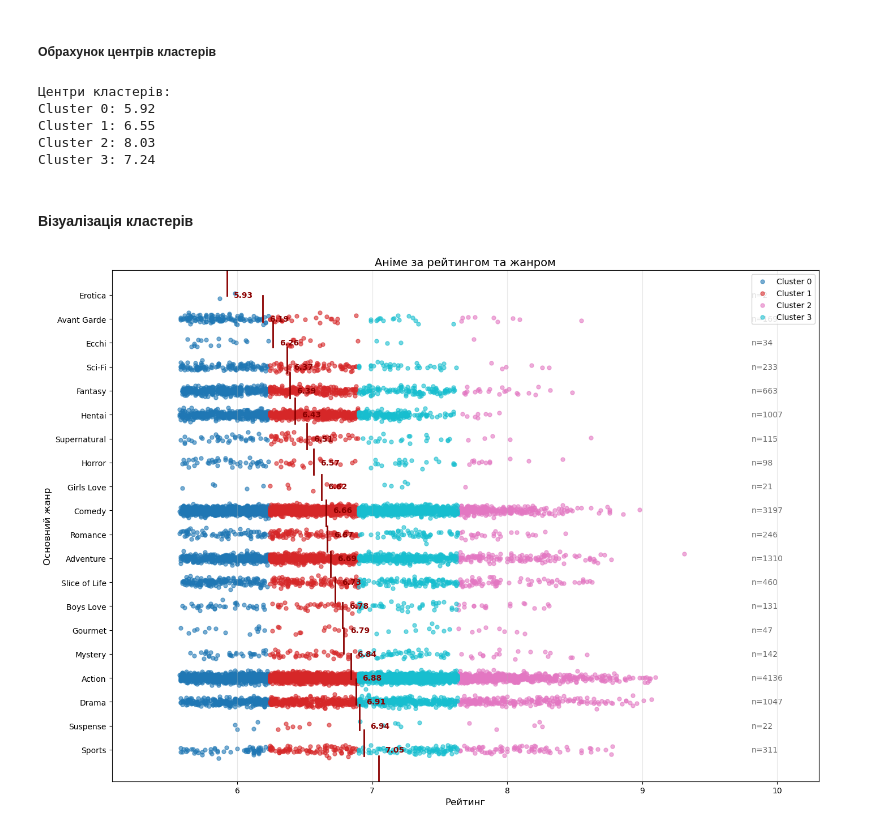
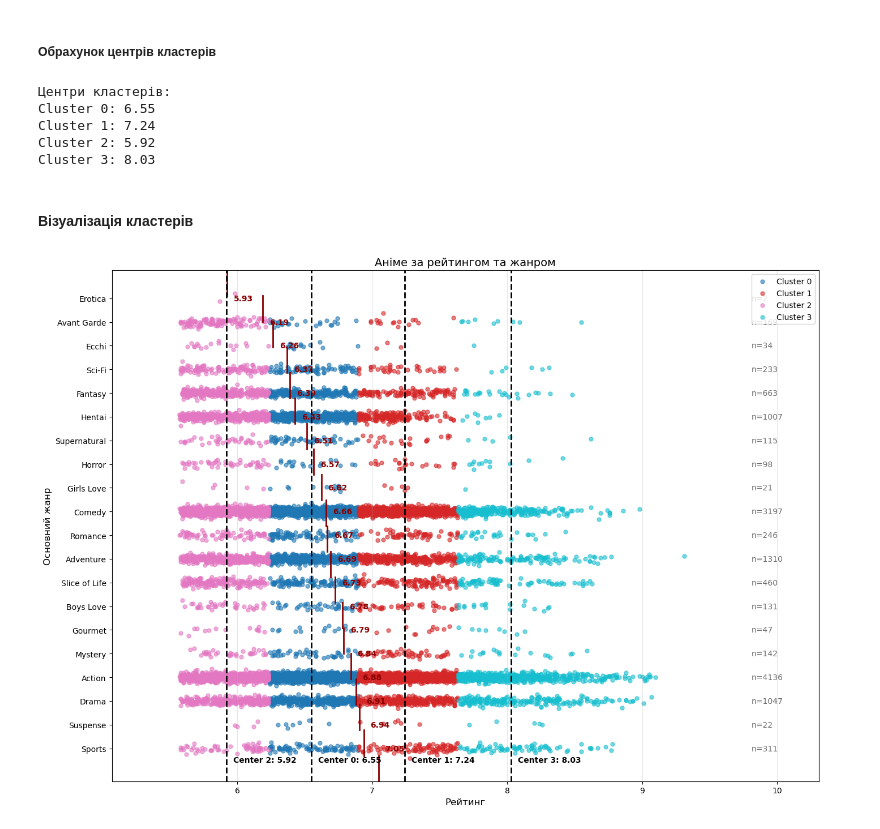
Before and after one commit to SylvaticGhost/AD, a Jupyter notebook: Lab6/lab6.ipynb, the cells around one changed output. Drawn from its saved outputs; the diff is of its cells as text; code cells hidden in the pictures.

```diff
--- a/Lab6/lab6.ipynb
+++ b/Lab6/lab6.ipynb
@@ -47,7 +43,7 @@ X_scaled = scaler.fit_transform(X)
 # %% [markdown]
 ## Візуалізація даних
 # %%
-def vizualize_clusters(df, display_clusters=True):
+def vizualize_clusters(df, display_clusters=True, centers_dict = None):
     plt.figure(figsize=(14, 10))
 
     # Define a colormap for clusters - fixing the key type issue
@@ -88,6 +84,12 @@ def vizualize_clusters(df, display_clusters=True):
         plt.text(df['score'].max() + 0.5, i + 1, f"n={len(genre_data)}",
                  va='center', ha='left', color='dimgray')
 
+    if centers_dict and display_clusters:
+        for cluster, center in centers_dict.items():
+            plt.axvline(x=center, color='black', linestyle='--', linewidth=2)
+            plt.text(center + 0.05, 0.5, f"Center {int(cluster)}: {center:.2f}",
+                     va='center', ha='left', color='black', fontweight='bold')
+
     handles, labels = plt.gca().get_legend_handles_labels()
     by_label = dict(zip(labels, handles))
     plt.legend(by_label.values(), by_label.keys(), loc='upper right')
@@ -109,5 +113,5 @@ vizualize_clusters(df, display_clusters=False)
 # %%
-def kmeans(X, k, p=4, max_iters=1000):
+def kmeans(X, k, max_iters=1000):
     n = len(X)
     indices = np.random.choice(n, k, replace=False)
     centers = X[indices]
@@ -219,13 +225,13 @@ for cluster, center in centers_dict.items():
     print(f"Cluster {cluster}: {center}")
 # %% [output]
 Центри кластерів:
-Cluster 0: 5.92
-Cluster 1: 6.55
-Cluster 2: 8.03
-Cluster 3: 7.24
+Cluster 0: 6.55
+Cluster 1: 7.24
+Cluster 2: 5.92
+Cluster 3: 8.03
 # %% [markdown]
 #### Візуалізація кластерів
 # %%
-vizualize_clusters(df, display_clusters=True)
+vizualize_clusters(df, display_clusters=True, centers_dict=centers_dict)
 # %% [output]
-[figure, old version]
+[figure, new version]
```
Also changed, not shown: parts of 7 cells of this notebook, 5 other files.
